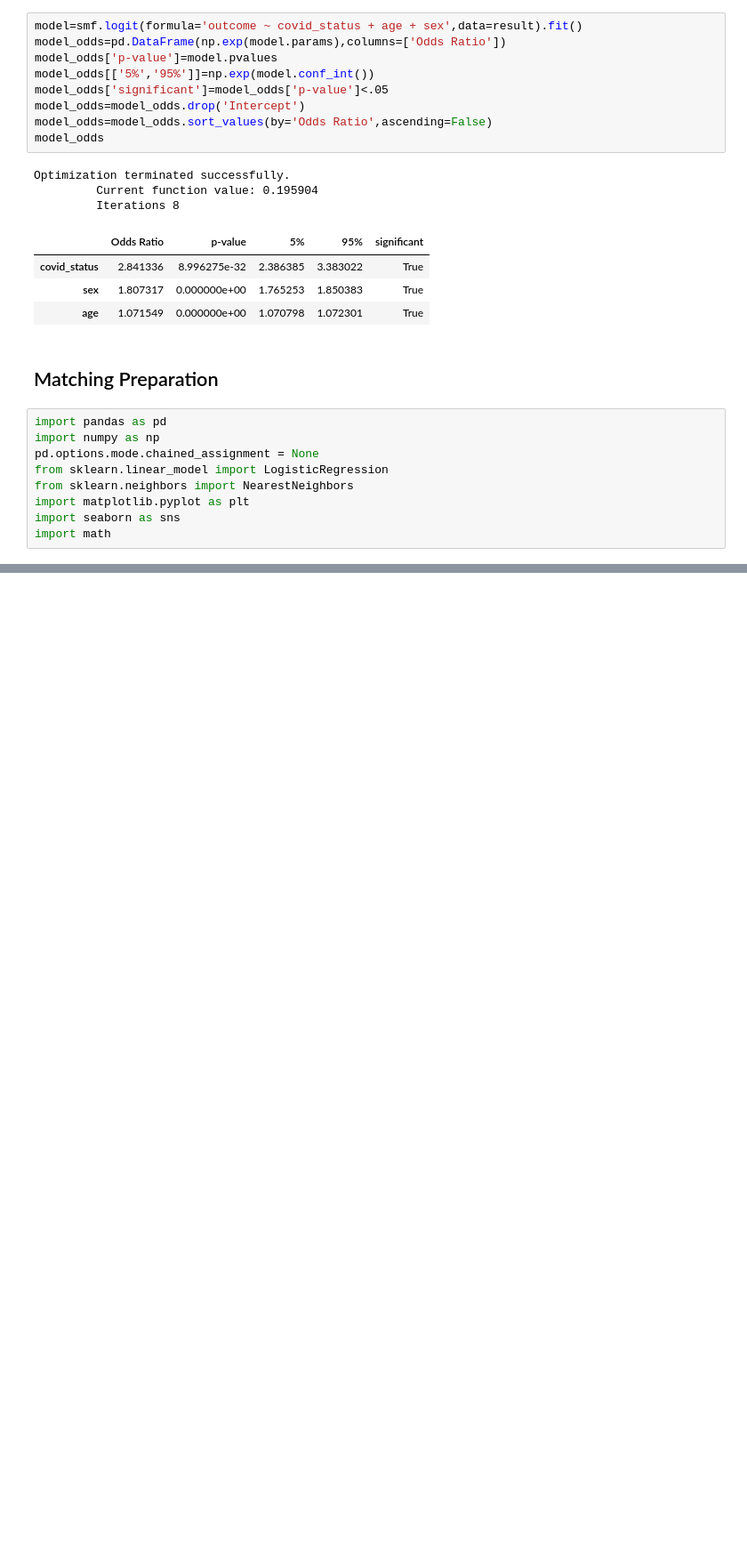
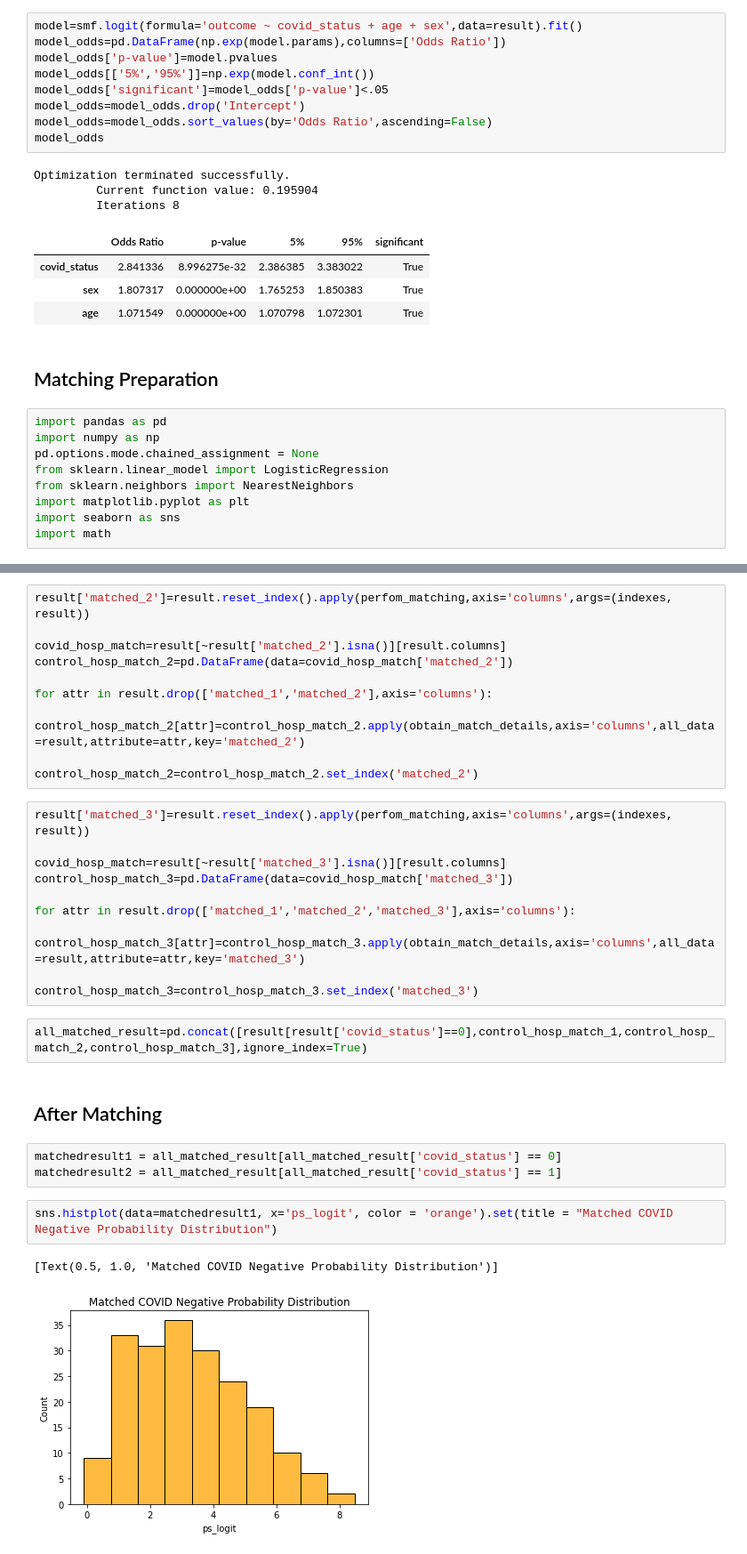
Before and after one commit to biony1209/DSCI-510-Final-Project, a Jupyter notebook: code/Final Project Data.ipynb, the cells around one changed output, grey strips where cells are left out. Shown at 89% size. Drawn from its saved outputs; the diff is of its cells as text; blank space fills up the shorter version.

```diff
--- a/code/Final Project Data.ipynb
+++ b/code/Final Project Data.ipynb
@@ -193,0 +234,32 @@ result2 = result[result['covid_status'] == 1]
+# %%
+result['matched_2']=result.reset_index().apply(perfom_matching,axis='columns',args=(indexes, result))
+
+covid_hosp_match=result[~result['matched_2'].isna()][result.columns]
+control_hosp_match_2=pd.DataFrame(data=covid_hosp_match['matched_2'])
+
+for attr in result.drop(['matched_1','matched_2'],axis='columns'):
+    control_hosp_match_2[attr]=control_hosp_match_2.apply(obtain_match_details,axis='columns',all_data=result,attribute=attr,key='matched_2')
+
+control_hosp_match_2=control_hosp_match_2.set_index('matched_2')
+# %%
+result['matched_3']=result.reset_index().apply(perfom_matching,axis='columns',args=(indexes, result))
+
+covid_hosp_match=result[~result['matched_3'].isna()][result.columns]
+control_hosp_match_3=pd.DataFrame(data=covid_hosp_match['matched_3'])
+
+for attr in result.drop(['matched_1','matched_2','matched_3'],axis='columns'):
+    control_hosp_match_3[attr]=control_hosp_match_3.apply(obtain_match_details,axis='columns',all_data=result,attribute=attr,key='matched_3')
+
+control_hosp_match_3=control_hosp_match_3.set_index('matched_3')
+# %%
+all_matched_result=pd.concat([result[result['covid_status']==0],control_hosp_match_1,control_hosp_match_2,control_hosp_match_3],ignore_index=True)
+# %% [markdown]
+## After Matching
+# %%
+matchedresult1 = all_matched_result[all_matched_result['covid_status'] == 0]
+matchedresult2 = all_matched_result[all_matched_result['covid_status'] == 1]
+# %%
+sns.histplot(data=matchedresult1, x='ps_logit', color = 'orange').set(title = "Matched COVID Negative Probability Distribution")
+# %% [output]
+[Text(0.5, 1.0, 'Matched COVID Negative Probability Distribution')]
+[figure, added]
```
Also changed, not shown: parts of 37 cells of this notebook.
